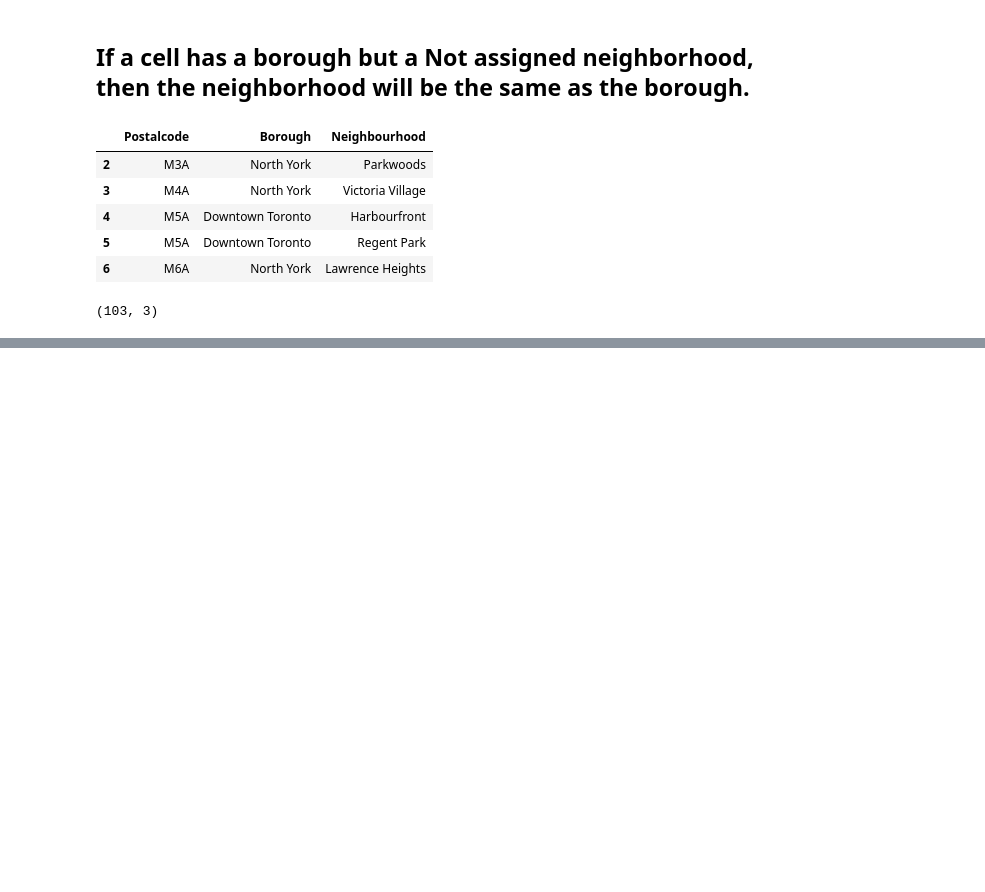
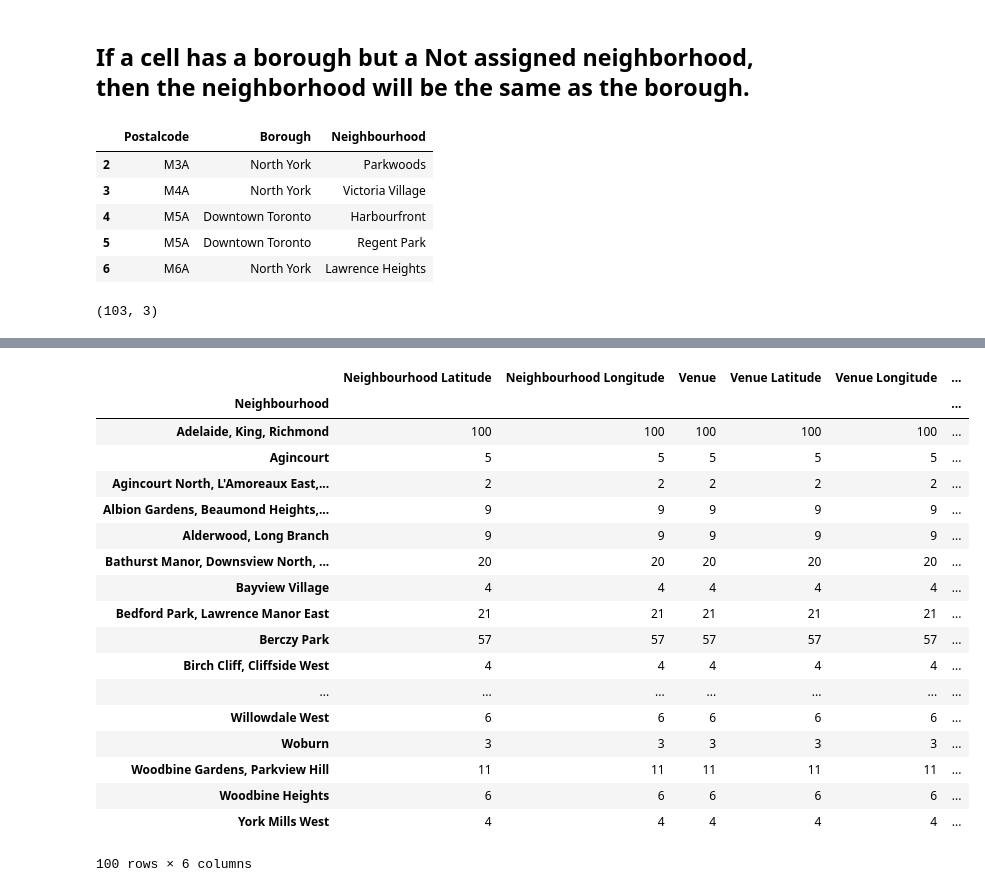
Before and after one commit to Zetech21/Coursera_Capstone, a Jupyter notebook: Project 3.ipynb, the cells around one changed output, grey strips where cells are left out. Drawn from its saved outputs; the diff is of its cells as text; code cells hidden in the pictures; blank space fills up the shorter version.

```diff
--- a/Project 3.ipynb
+++ b/Project 3.ipynb
@@ -82,0 +250,24 @@ df_new.shape
+# %%
+toronto_venues.shape
+
+toronto_venues.groupby('Neighbourhood').count()
+# %% [output]
+|  | Neighbourhood Latitude | Neighbourhood Longitude | Venue | Venue Latitude | Venue Longitude | ... |
+| Neighbourhood |  |  |  |  |  | ... |
+| Adelaide, King, Richmond | 100 | 100 | 100 | 100 | 100 | ... |
+| Agincourt | 5 | 5 | 5 | 5 | 5 | ... |
+| Agincourt North, L'Amoreaux East,... | 2 | 2 | 2 | 2 | 2 | ... |
+| Albion Gardens, Beaumond Heights,... | 9 | 9 | 9 | 9 | 9 | ... |
+| Alderwood, Long Branch | 9 | 9 | 9 | 9 | 9 | ... |
+| Bathurst Manor, Downsview North, ... | 20 | 20 | 20 | 20 | 20 | ... |
+| Bayview Village | 4 | 4 | 4 | 4 | 4 | ... |
+| Bedford Park, Lawrence Manor East | 21 | 21 | 21 | 21 | 21 | ... |
+| Berczy Park | 57 | 57 | 57 | 57 | 57 | ... |
+| Birch Cliff, Cliffside West | 4 | 4 | 4 | 4 | 4 | ... |
+| ... | ... | ... | ... | ... | ... | ... |
+| Willowdale West | 6 | 6 | 6 | 6 | 6 | ... |
+| Woburn | 3 | 3 | 3 | 3 | 3 | ... |
+| Woodbine Gardens, Parkview Hill | 11 | 11 | 11 | 11 | 11 | ... |
+| Woodbine Heights | 6 | 6 | 6 | 6 | 6 | ... |
+| York Mills West | 4 | 4 | 4 | 4 | 4 | ... |
+100 rows × 6 columns
```
Also changed, not shown: parts of 10 cells of this notebook.
